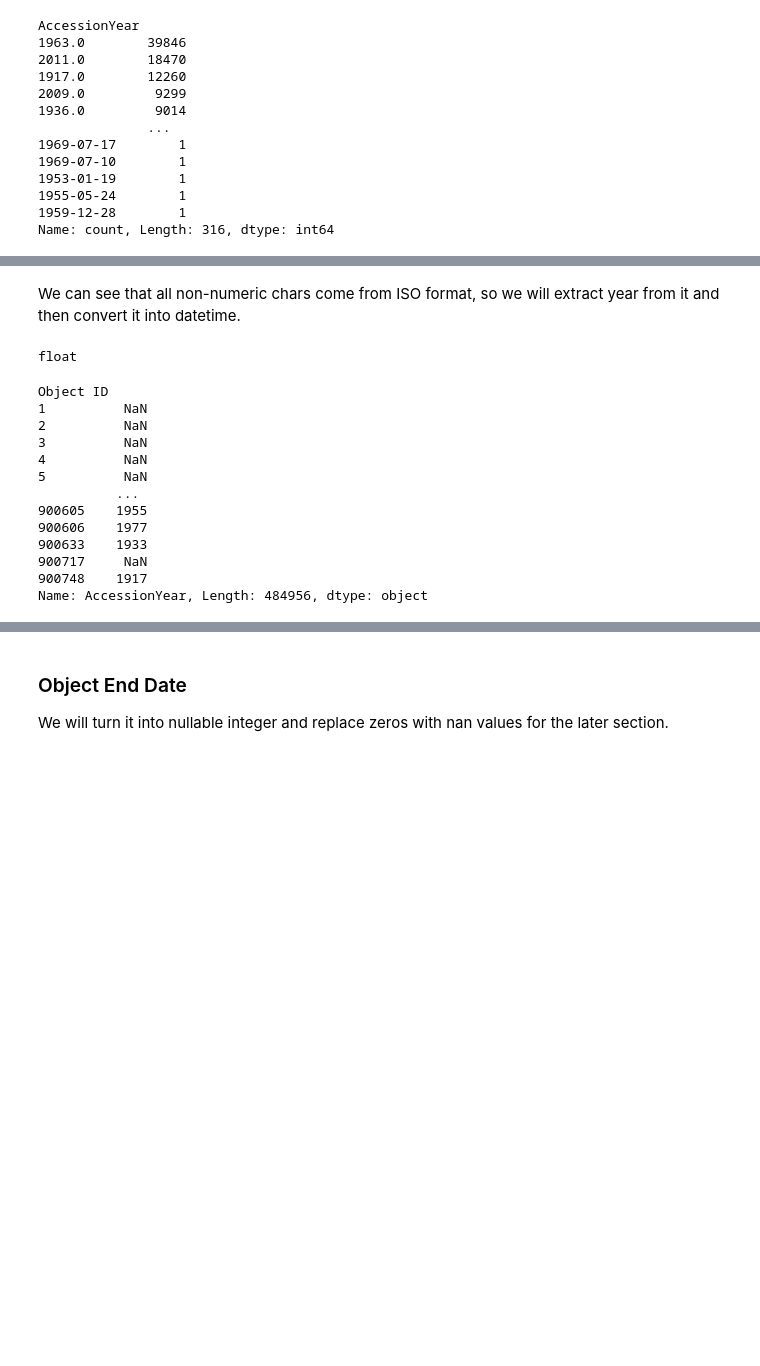
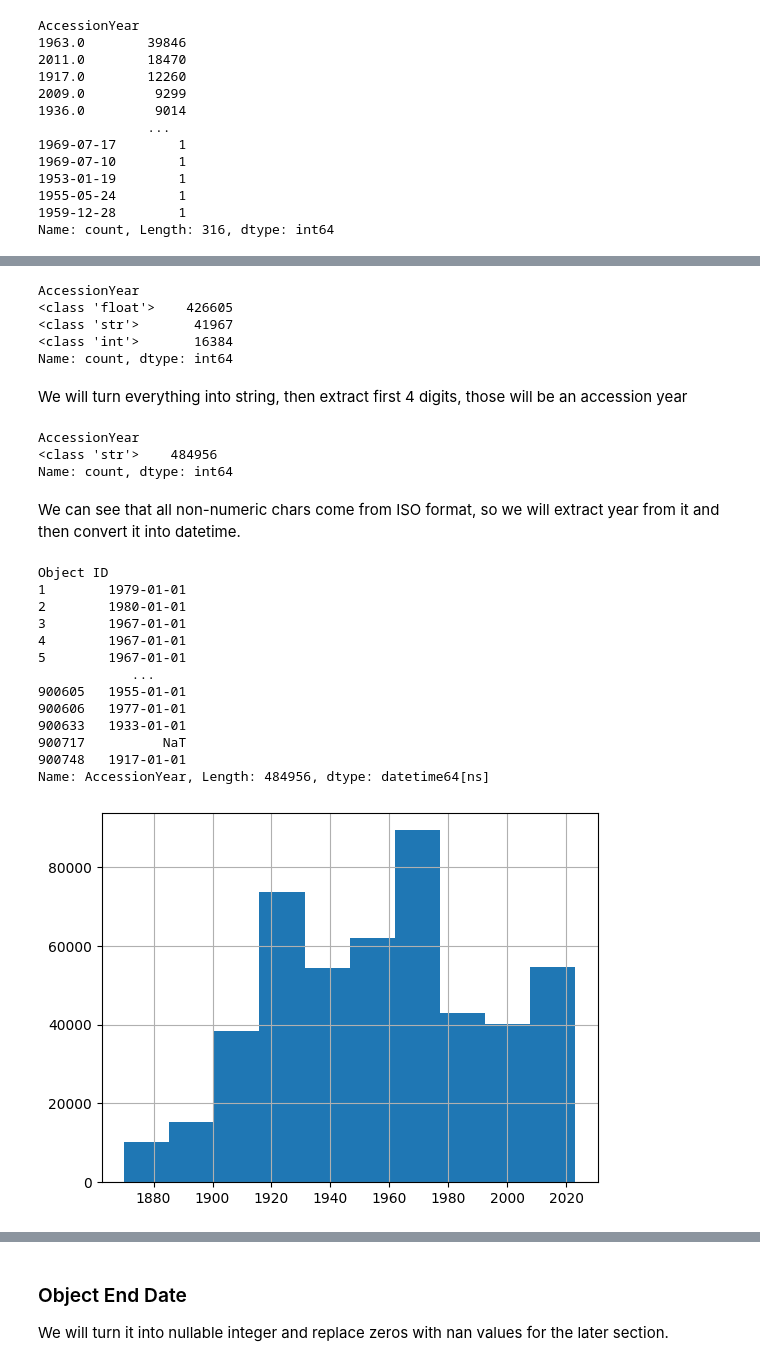
Before and after one commit to ZhigaMason/University, a Jupyter notebook: 01/01_homework.ipynb, the cells around one changed output, grey strips where cells are left out. Cells and saved outputs as stored; diff of their text form; code cells hidden in the pictures; blank space fills up the shorter version.

```diff
--- a/01/01_homework.ipynb
+++ b/01/01_homework.ipynb
@@ -402,23 +379,38 @@ Name: AccessionYear, dtype: object
+# %%
+col.apply(type).value_counts()
+# %% [output]
+AccessionYear
+<class 'float'>    426605
+<class 'str'>       41967
+<class 'int'>       16384
+Name: count, dtype: int64
+# %% [markdown]
+We will turn everything into string, then extract first 4 digits, those will be an accession year
+# %%
+col = col.astype(str)
+col.apply(type).value_counts()
+# %% [output]
+AccessionYear
+<class 'str'>    484956
+Name: count, dtype: int64
 # %% [markdown]
 We can see that all non-numeric chars come from ISO format, so we will extract year from it and then convert it into datetime.
-# %%
-type(col.iat[0])
-# %% [output]
-float
 # %%
-col_typed = col.str.strip().str.extract(r'^(\d+)', expand=False)
-col_typed
+new_col = pd.to_datetime(col.str.strip().str.extract(r'^(\d{4})', expand=False), format='%Y')
+new_col.hist()
+new_col
 # %% [output]
 Object ID
-1          NaN
-2          NaN
-3          NaN
-4          NaN
-5          NaN
-          ...
-900605    1955
-900606    1977
-900633    1933
-900717     NaN
-900748    1917
-Name: AccessionYear, Length: 484956, dtype: object
+1        1979-01-01
+2        1980-01-01
+3        1967-01-01
+4        1967-01-01
+5        1967-01-01
+            ...
+900605   1955-01-01
+900606   1977-01-01
+900633   1933-01-01
+900717          NaT
+900748   1917-01-01
+Name: AccessionYear, Length: 484956, dtype: datetime64[ns]
+[figure, added]
```
Also changed, not shown: parts of 8 cells of this notebook.
